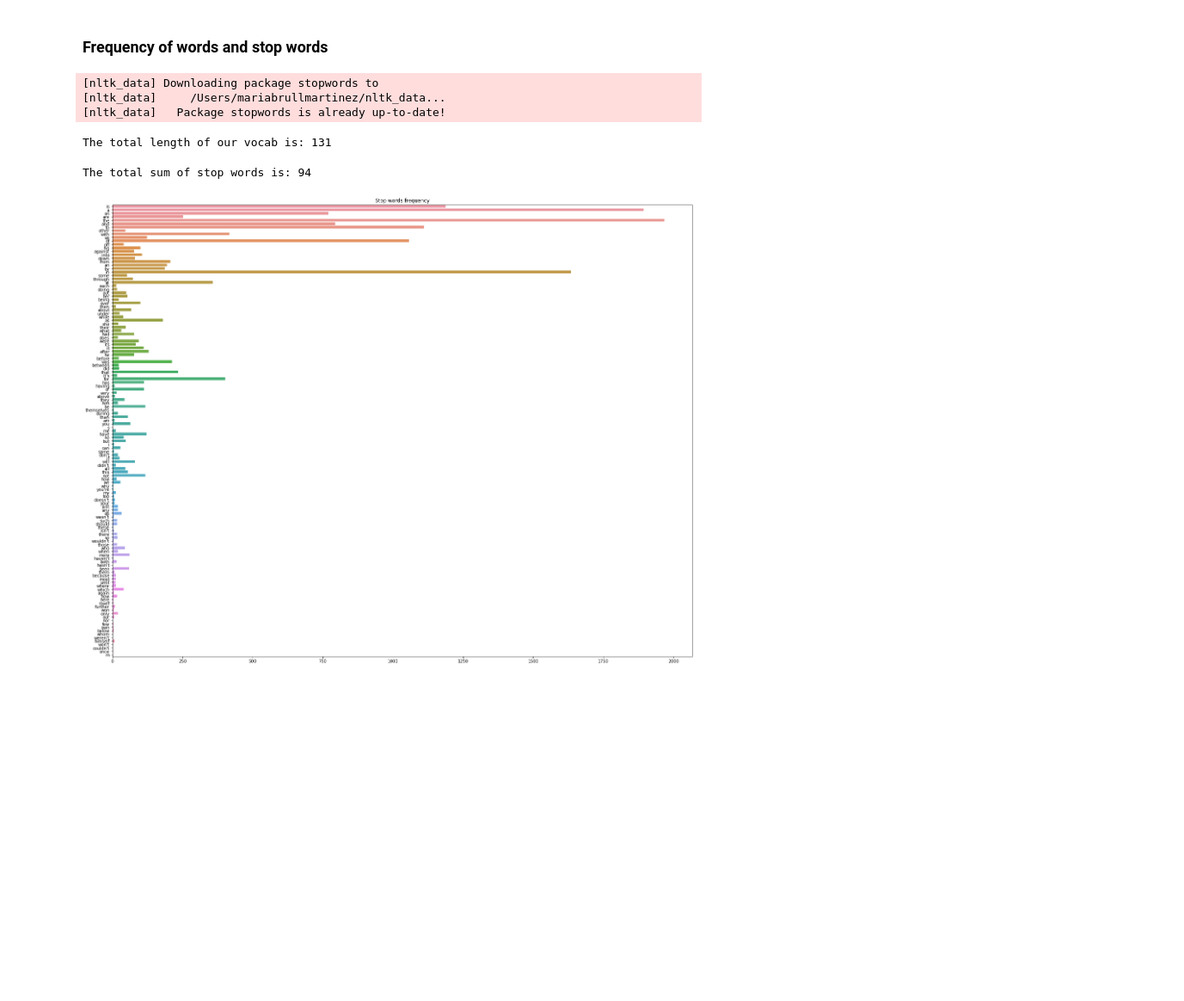
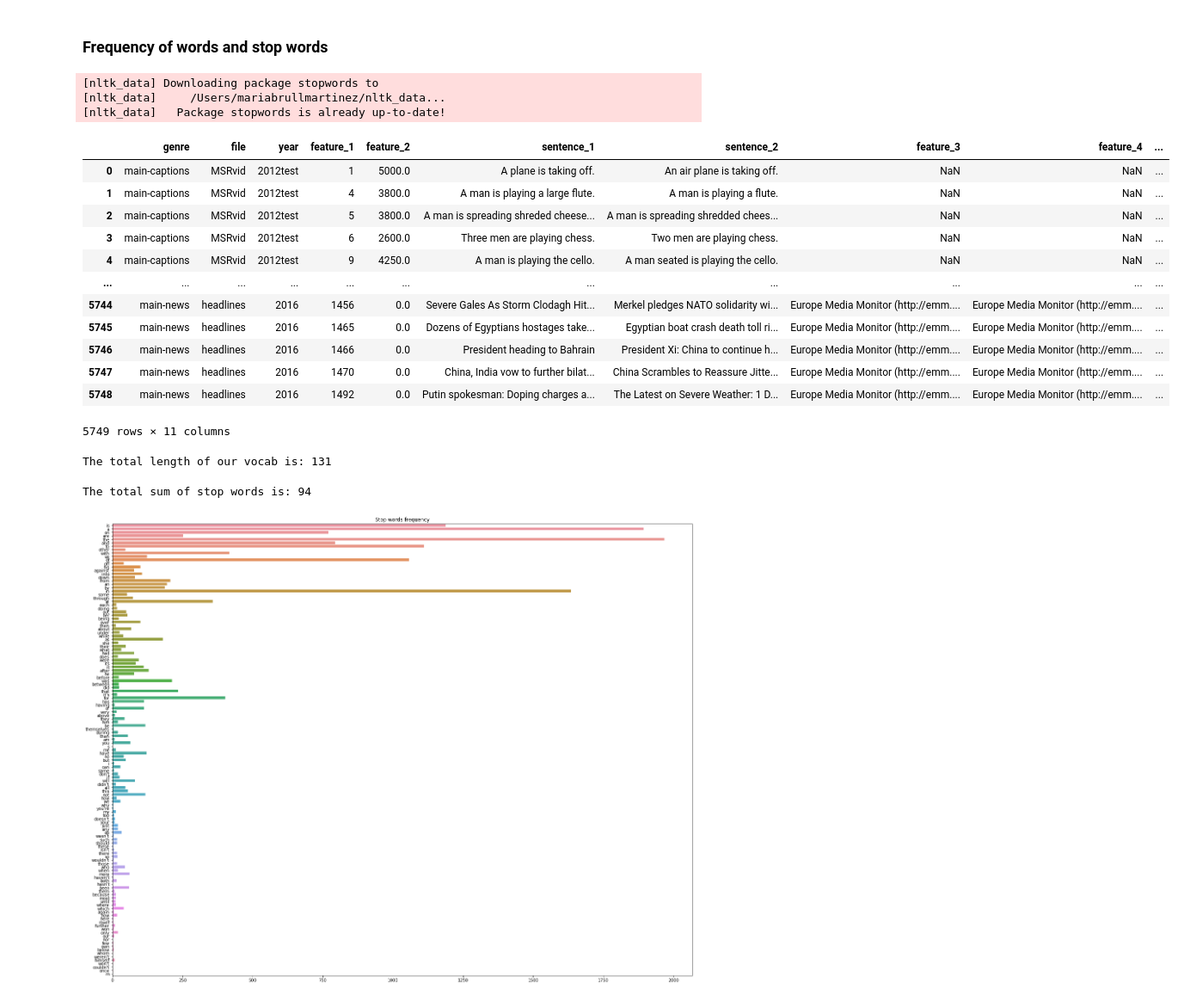
Before and after one commit to mbrull153/EDA-nlp-tfm, a Jupyter notebook: Sts-benchmark.ipynb, the cells around one changed output. Shown: that part at 86% size. Drawn from its saved outputs; the diff is of its cells as text; code cells hidden in the pictures; blank space fills up the shorter version.

```diff
--- a/Sts-benchmark.ipynb
+++ b/Sts-benchmark.ipynb
@@ -153,6 +182,22 @@ def stop_words_normal_words(df, sentence):
     sns.barplot( count_word_list, word_list).set_title('Words frequency')
 
     print('The total sum of stop words is:', len(word_list))
+# %%
+df_train
+# %% [output]
+|  | genre | file | year | feature_1 | feature_2 | sentence_1 | sentence_2 | feature_3 | feature_4 | ... |
+| 0 | main-captions | MSRvid | 2012test | 1 | 5000.0 | A plane is taking off. | An air plane is taking off. | NaN | NaN | ... |
+| 1 | main-captions | MSRvid | 2012test | 4 | 3800.0 | A man is playing a large flute. | A man is playing a flute. | NaN | NaN | ... |
+| 2 | main-captions | MSRvid | 2012test | 5 | 3800.0 | A man is spreading shreded cheese... | A man is spreading shredded chees... | NaN | NaN | ... |
+| 3 | main-captions | MSRvid | 2012test | 6 | 2600.0 | Three men are playing chess. | Two men are playing chess. | NaN | NaN | ... |
+| 4 | main-captions | MSRvid | 2012test | 9 | 4250.0 | A man is playing the cello. | A man seated is playing the cello. | NaN | NaN | ... |
+| ... | ... | ... | ... | ... | ... | ... | ... | ... | ... | ... |
+| 5744 | main-news | headlines | 2016 | 1456 | 0.0 | Severe Gales As Storm Clodagh Hit... | Merkel pledges NATO solidarity wi... | Europe Media Monitor (http://emm.... | Europe Media Monitor (http://emm.... | ... |
+| 5745 | main-news | headlines | 2016 | 1465 | 0.0 | Dozens of Egyptians hostages take... | Egyptian boat crash death toll ri... | Europe Media Monitor (http://emm.... | Europe Media Monitor (http://emm.... | ... |
+| 5746 | main-news | headlines | 2016 | 1466 | 0.0 | President heading to Bahrain | President Xi: China to continue h... | Europe Media Monitor (http://emm.... | Europe Media Monitor (http://emm.... | ... |
+| 5747 | main-news | headlines | 2016 | 1470 | 0.0 | China, India vow to further bilat... | China Scrambles to Reassure Jitte... | Europe Media Monitor (http://emm.... | Europe Media Monitor (http://emm.... | ... |
+| 5748 | main-news | headlines | 2016 | 1492 | 0.0 | Putin spokesman: Doping charges a... | The Latest on Severe Weather: 1 D... | Europe Media Monitor (http://emm.... | Europe Media Monitor (http://emm.... | ... |
+5749 rows × 11 columns
 # %%
 stop_words_normal_words(df_train, 'sentence_1')
 # %% [output]
```
Also changed, not shown: parts of 11 cells of this notebook, 2 other files.
